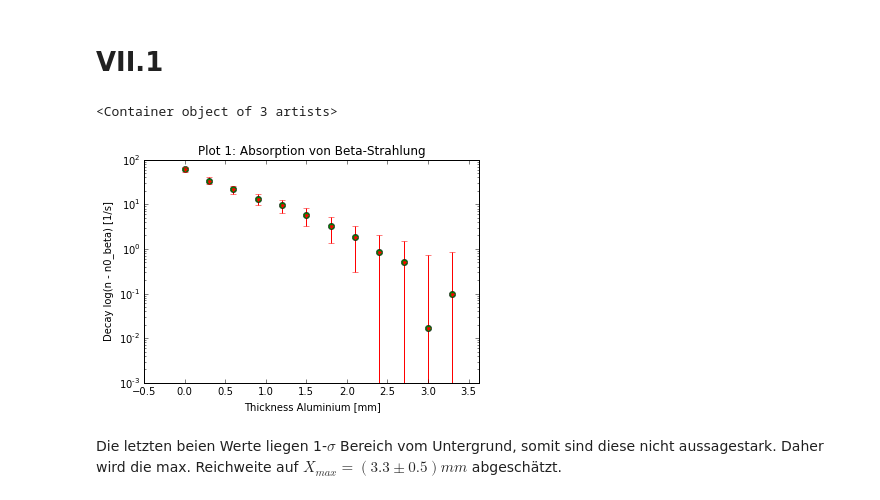
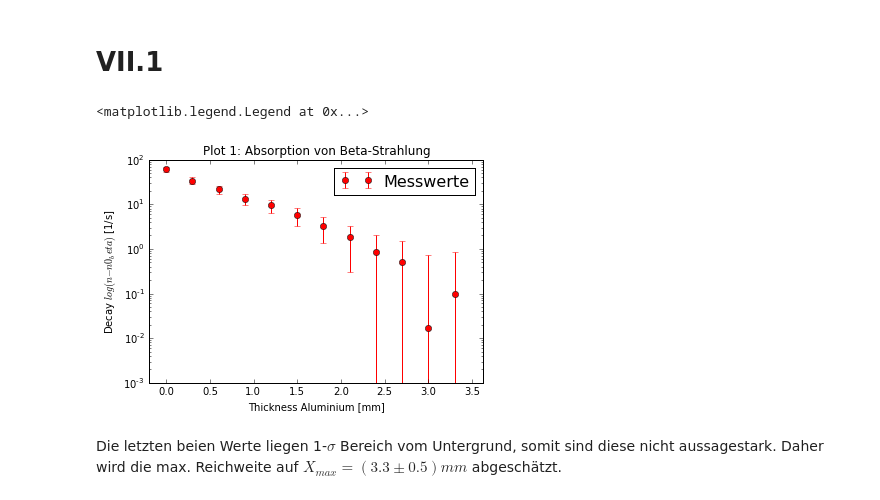
Before and after one commit to krauthex/AP2.2, a Jupyter notebook: v253/v253.ipynb, the cells around one changed output. Drawn from its saved outputs; the diff is of its cells as text; code cells hidden in the pictures.

```diff
--- a/v253/v253.ipynb
+++ b/v253/v253.ipynb
@@ -43,16 +43,17 @@ decay_err = decay_err[:12]
 # %%
 ## now we will plot (n - n0_beta) in a log-lin plot against the thickness
 plt.yscale('log')
 plt.xlabel('Thickness Aluminium [mm]')
-plt.ylabel('Decay log(n - n0_beta) [1/s]')
+plt.ylabel('Decay $ log(n - n0_beta) $ [1/s]')
 plt.title('Plot 1: Absorption von Beta-Strahlung')
 plt.ylim(10**-3, 10**2)
-plt.xlim(min(thickness)-.5, max(thickness)*1.1)
-plt.plot(thickness, decays/duration - n0_beta, 'go')
-plt.errorbar(thickness, decays/duration - n0_beta, yerr=decay_err, fmt='r.')
+plt.xlim(-.2, max(thickness)*1.1)
+#plt.plot(thickness, decays/duration - n0_beta, 'go')
+plt.errorbar(thickness, decays/duration - n0_beta, yerr=decay_err, fmt='ro', label=r'Messwerte')
+plt.legend(loc='best',prop={'size':16})
 # %% [output]
-<Container object of 3 artists>
+<matplotlib.legend.Legend at 0x...>
-[figure, old version]
+[figure, new version]
 # %% [markdown]
 Die letzten beien Werte liegen 1-$\sigma$ Bereich vom Untergrund, somit sind diese nicht aussagestark. Daher wird die max. Reichweite auf $X_{max} =( 3.3 \pm 0.5 )mm$ abgeschätzt.
 # %% [markdown]
```
Also changed, not shown: parts of 2 cells of this notebook.
